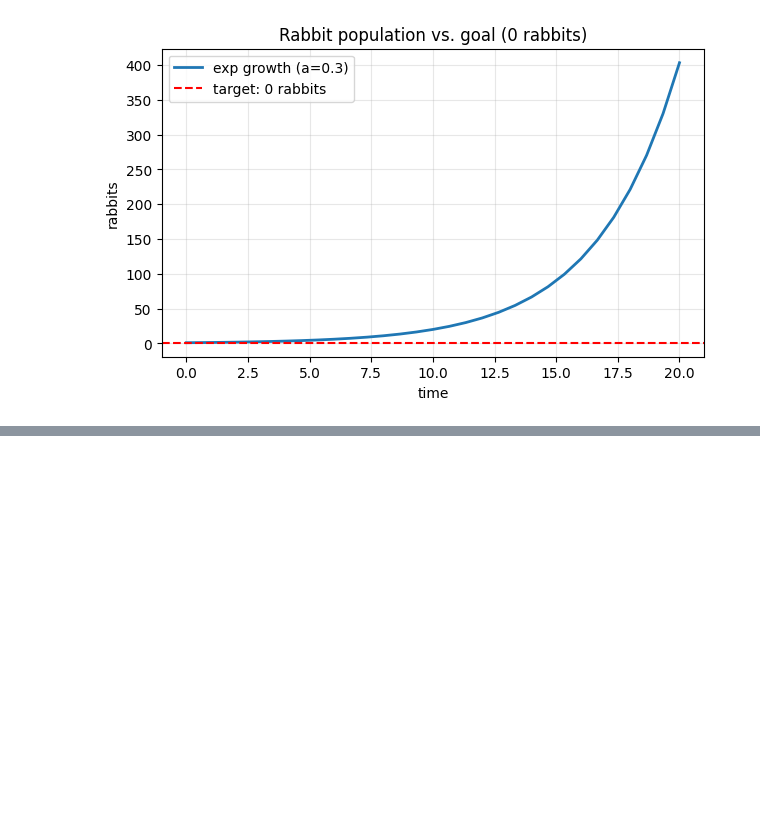
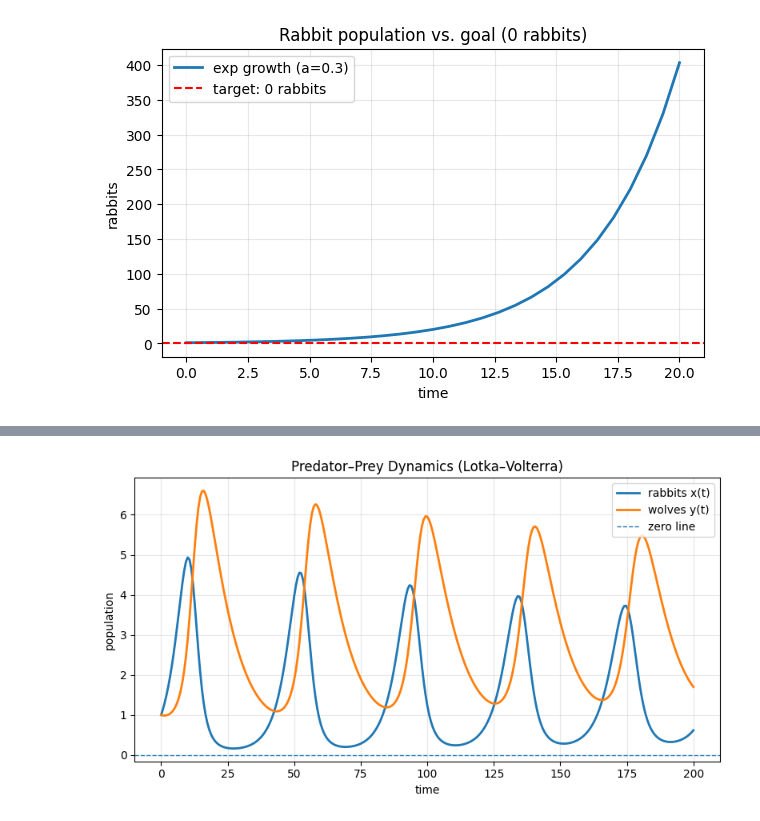
Before and after one commit to Elijo4257/Capstone, a Jupyter notebook: pred-prey.ipynb, the cells around one changed output, grey strips where cells are left out. Cells and saved outputs as stored; diff of their text form; code cells hidden in the pictures; blank space fills up the shorter version.

```diff
--- a/pred-prey.ipynb
+++ b/pred-prey.ipynb
@@ -282,0 +216,36 @@ plt.tight_layout(); plt.show()
+# %%
+def u_of_t(t, umax, t_on=0.0, t_off=200.0):
+    return umax if (t_on <= t <= t_off) else 0.0
+
+def prey_predator_with_control(t, z, a, b, c, d, umax):
+    x, y = z
+    x = max(x, 0.0); y = max(y, 0.0)
+    dx = a*x - b*x*y
+    dy = c*x*y - d*y + u_of_t(t, umax=umax)
+    return [dx, dy]
+# %%
+sol = solve_ivp(
+    fun=lambda t, z: prey_predator_with_control(t, z, *initial_params,  umax = 0.01),
+    t_span=(spec.t0, spec.t1),
+    y0=[spec.x0, spec.y0],
+    t_eval=t_eval,
+    rtol=1e-8,
+    atol=1e-10,
+)
+
+x = sol.y[0]
+y = sol.y[1]
+
+plt.figure(figsize=(8, 4.5))
+plt.plot(t_eval, x, lw=2, label="rabbits x(t)")
+plt.plot(t_eval, y, lw=2, label="wolves y(t)")
+plt.axhline(0, ls="--", lw=1, label="zero line")
+plt.xlabel("time")
+plt.ylabel("population")
+plt.title("Predator–Prey Dynamics (Lotka–Volterra)")
+plt.legend()
+plt.grid(True, alpha=0.3)
+plt.tight_layout()
+plt.show()
+# %% [output]
+[figure, added]
```
Also changed, not shown: parts of 11 cells of this notebook, 2 other files.
